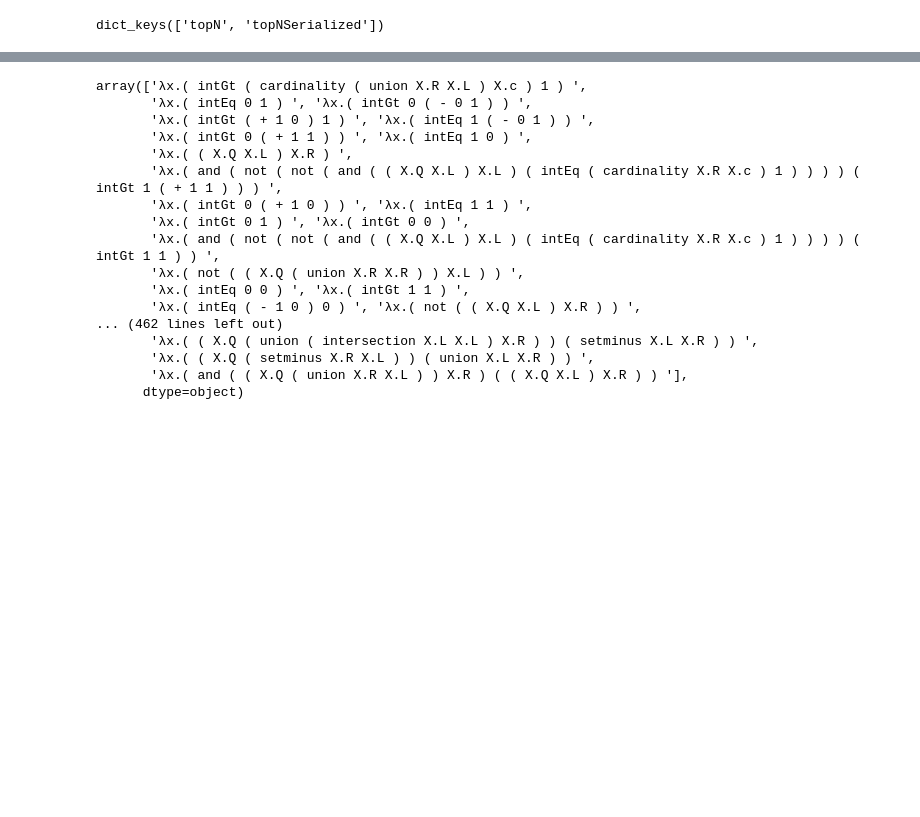
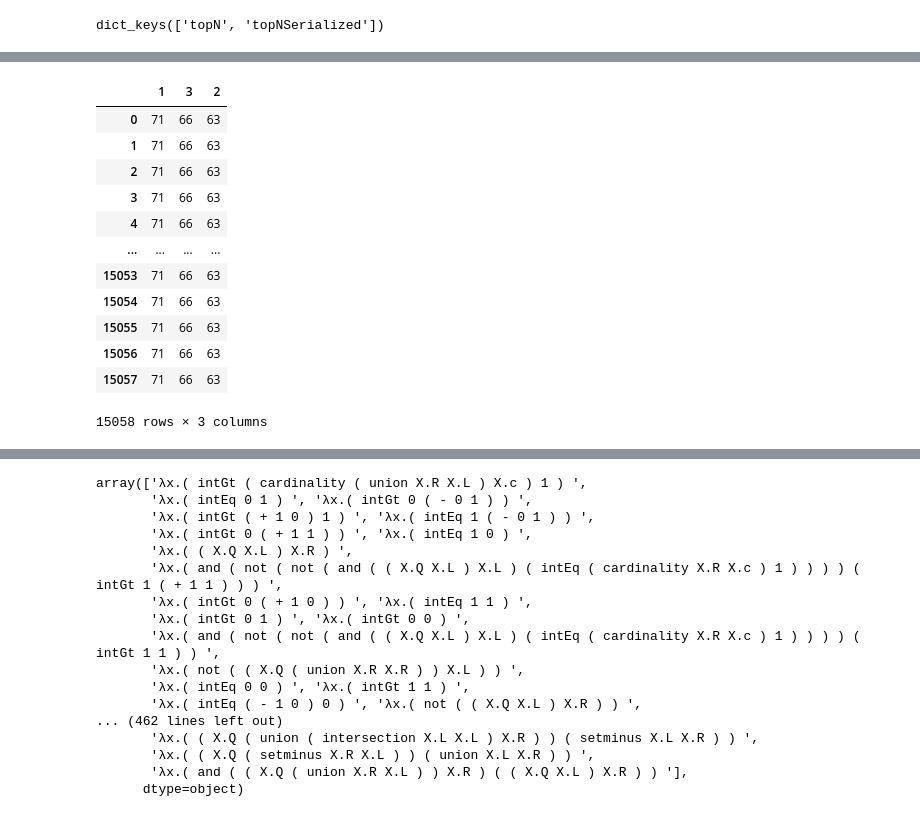
Before and after one commit to thelogicalgrammar/compositionalModes, a Jupyter notebook: analysis/quantifiers/analysis.ipynb, the cells around one changed output, grey strips where cells are left out. Cells and saved outputs as stored; diff of their text form; code cells hidden in the pictures; blank space fills up the shorter version.

```diff
--- a/analysis/quantifiers/analysis.ipynb
+++ b/analysis/quantifiers/analysis.ipynb
@@ -94,3 +117,36 @@ dict_keys(['topN', 'topNSerialized'])
+# %%
+def extract_counts(commdata):
+    used_quants = [
+        re.findall(r'(?<=Q)\d', x['output'])
+        for x in commdata['data']
+    ]
+    flattened = [
+        int(x)
+        for sublist in used_quants
+        for x in sublist
+    ]
+    counts = dict(Counter(flattened))
+    return counts
+# %%
+counts = list(map(extract_counts, data['topN']))
+# %%
+df_counts = pd.DataFrame(counts)
+# %%
+df_counts
+# %% [output]
+|  | 1 | 3 | 2 |
+| 0 | 71 | 66 | 63 |
+| 1 | 71 | 66 | 63 |
+| 2 | 71 | 66 | 63 |
+| 3 | 71 | 66 | 63 |
+| 4 | 71 | 66 | 63 |
+| ... | ... | ... | ... |
+| 15053 | 71 | 66 | 63 |
+| 15054 | 71 | 66 | 63 |
+| 15055 | 71 | 66 | 63 |
+| 15056 | 71 | 66 | 63 |
+| 15057 | 71 | 66 | 63 |
+15058 rows × 3 columns
 # %%
 data_ = [
     {
```
Also changed, not shown: parts of 2 cells of this notebook, 4 other files.
